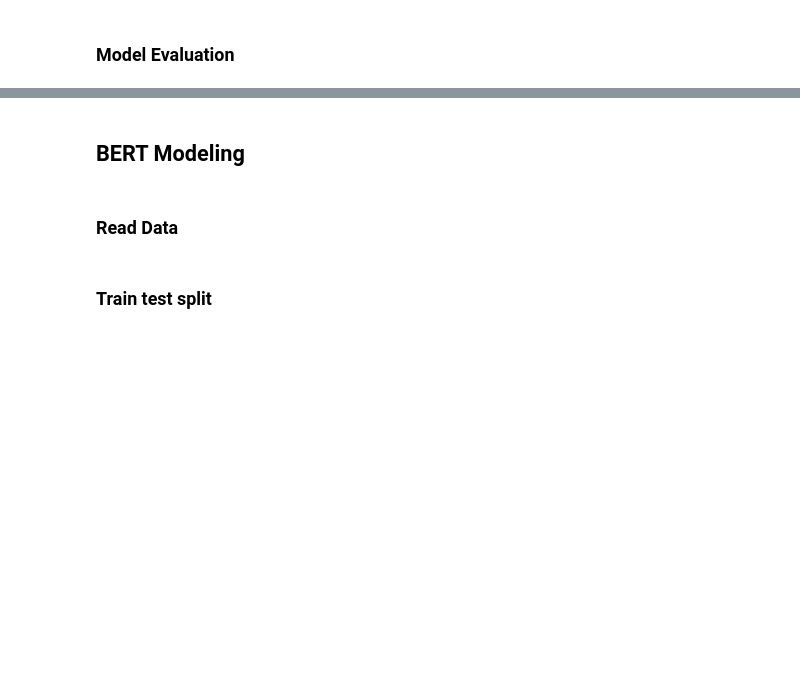
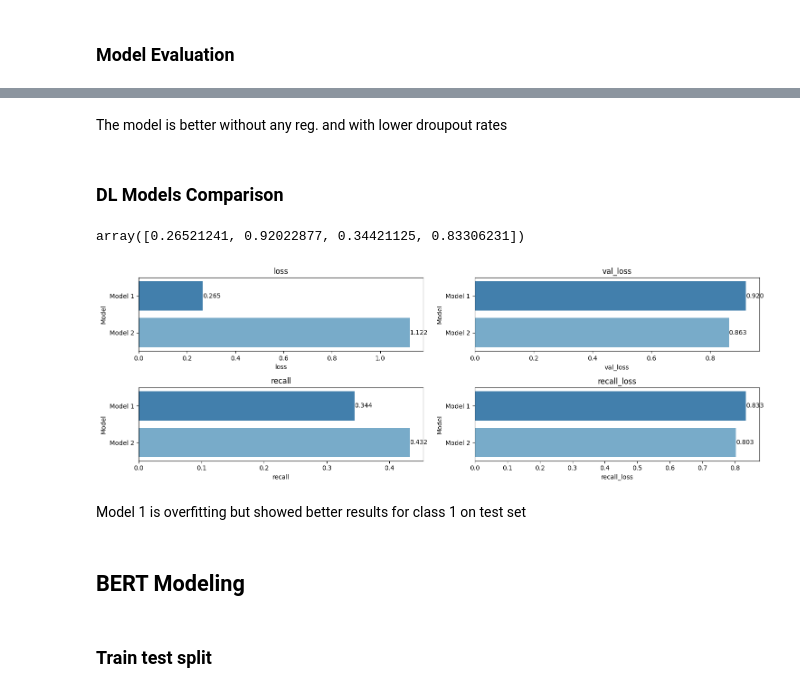
Before and after one commit to 0xArwa/NLP-sentiment-analysis, a Jupyter notebook: Sentiment_Analysis_NLP.ipynb, the cells around one changed output, grey strips where cells are left out. Saved outputs shown, nothing was run; the diff lists cells and outputs as text; code cells hidden in the pictures; blank space fills up the shorter version.

```diff
--- a/Sentiment_Analysis_NLP.ipynb
+++ b/Sentiment_Analysis_NLP.ipynb
@@ -1745,0 +1833,3 @@ Naive Bayes is more computationally efficient and more easier to interpert.
+# %%
+summary = pd.DataFrame(model.history.history)
+summary.head()
@@ -1745,0 +1916,3 @@ Naive Bayes is more computationally efficient and more easier to interpert.
+# %%
+summary2 = pd.DataFrame(model2.history.history)
+summary2.head()
@@ -1746,6 +1957,54 @@ Naive Bayes is more computationally efficient and more easier to interpert.
+# %% [markdown]
+The model is better without any reg. and with lower droupout rates
+# %% [markdown]
+### DL Models Comparison
+# %%
+m1 = summary.mean().values
+m2 = summary2.mean().values
+# %%
+m1
+# %% [output]
+array([0.26521241, 0.92022877, 0.34421125, 0.83306231])
+# %%
+compare = pd.DataFrame(
+    {
+        'Model': ['Model 1', 'Model 2'],
+        'loss': [m1[0], m2[0]],
+        'val_loss': [m1[1], m2[1]],
+        'recall': [m1[2], m2[2]],
+        'recall_loss': [m1[3], m2[3]],
+    }
+)
+
+plt.figure(figsize=(15, 5))
+
+plt.subplot(221)
+ax = sns.barplot(x='loss', y='Model', data=compare, palette='tab20c')
+ax.bar_label(ax.containers[0], fmt="%.3f")
+plt.title('loss')
+
+plt.subplot(222)
+ax = sns.barplot(x='val_loss', y='Model', data=compare, palette='tab20c')
+ax.bar_label(ax.containers[0], fmt="%.3f")
+plt.title('val_loss')
+
+plt.subplot(223)
+ax = sns.barplot(x='recall', y='Model', data=compare, palette='tab20c')
+ax.bar_label(ax.containers[0], fmt="%.3f")
+plt.title('recall')
+
+plt.subplot(224)
+ax = sns.barplot(x='recall_loss', y='Model', data=compare, palette='tab20c')
+ax.bar_label(ax.containers[0], fmt="%.3f")
+plt.title('recall_loss')
+
+plt.tight_layout()
+plt.show()
+# %% [output]
+[figure, added]
+# %% [markdown]
+Model 1 is overfitting but showed better results for class 1 on test set
 # %% [markdown]
 ## BERT Modeling
-# %% [markdown]
-### Read Data
 # %% [markdown]
 ### Train test split
```
Also changed, not shown: parts of 115 cells of this notebook.
